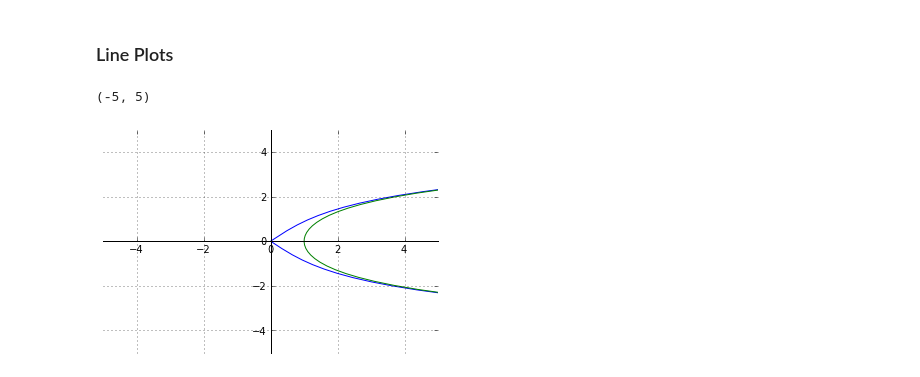
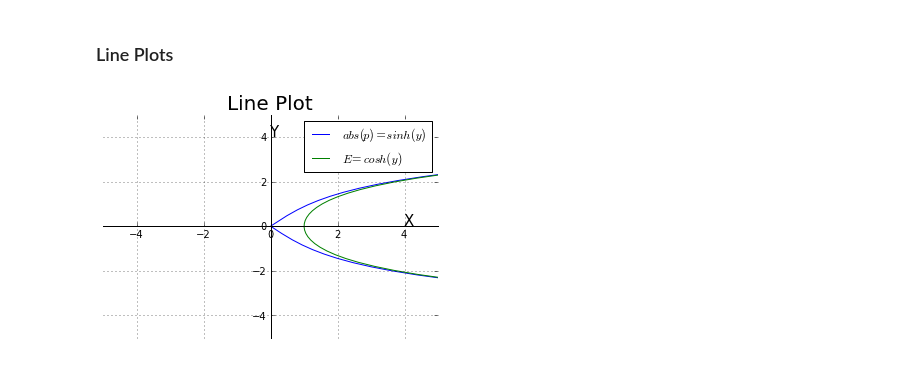
Before and after one commit to nmilgram/PHYS-202-S13, a Jupyter notebook: Week3/PlotTemplates.ipynb, the cells around one changed output. Cells and saved outputs as stored; diff of their text form; code cells hidden in the pictures.

```diff
--- a/Week3/PlotTemplates.ipynb
+++ b/Week3/PlotTemplates.ipynb
@@ -11,19 +11,23 @@ y=arange(-5.,5.,0.01)
 # %%
 import math
 E=cosh(y)
-P=abs(sinh(y))
-plot(P,y)
-plot(E,y)
+P=abs(sinh(y)) #formulae inputed
+plot(P,y, label='$abs(p) = sinh(y)$') #\abs{} command does not seems to work here, not even in markdown.
+plot(E,y, color='green', label='$E = cosh(y)$') # formulae plotted
 ax = gca()
 ax.spines['left'].set_position('center')
 ax.spines['right'].set_color('none')
 ax.spines['bottom'].set_position('center')
-ax.spines['top'].set_color('none')
+ax.spines['top'].set_color('none') #spines moved to center
 ax.xaxis.grid
-ax.yaxis.grid
-plt.grid()
+ax.yaxis.grid #grid added
+plt.grid() #grid plotted
+title('Line Plot',fontsize=20) #graph titled
+annotate('Y', xy=(0, 4), fontsize=15)
+annotate('X', xy=(4, 0), fontsize=15) #axes labeled
 xlim([-5,5])
-ylim([-5,5])
+ylim([-5,5]) #limits imposed
+legend()
+show() #shows legend
 # %% [output]
-(-5, 5)
-[figure, old version]
+[figure, new version]
```
Also changed, not shown: parts of 4 cells of this notebook.
